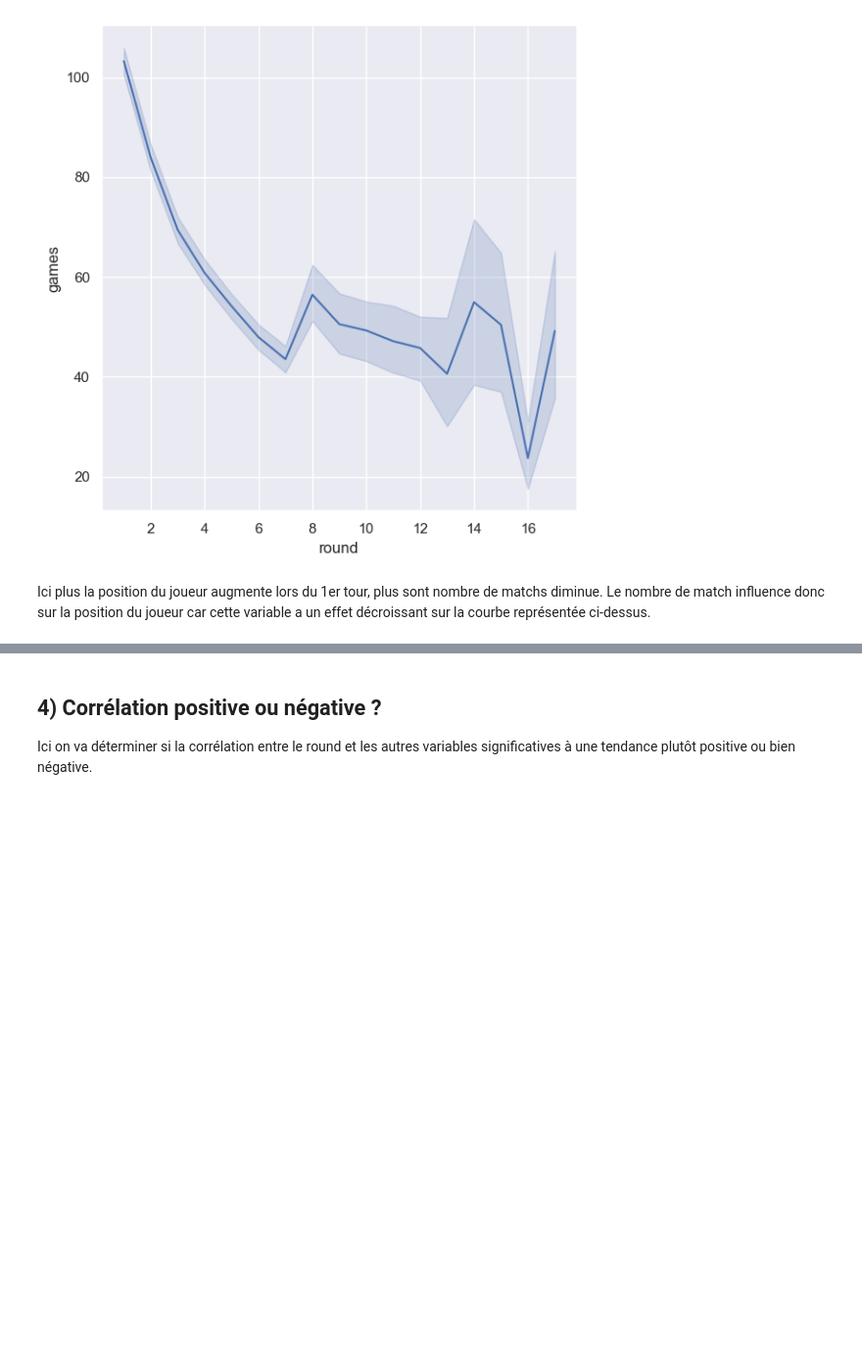
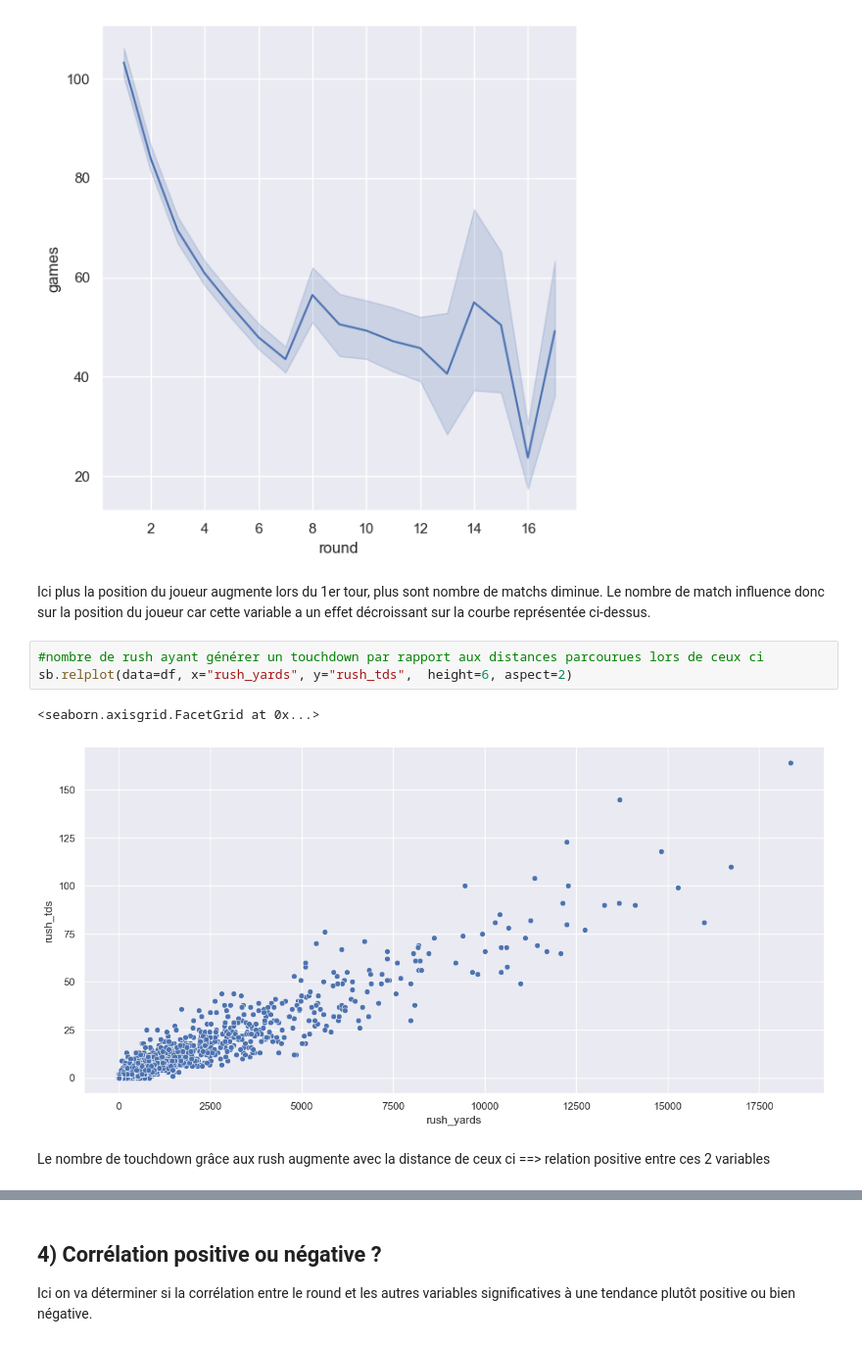
Before and after one commit to WinnMBG/ProjetAnalyseDeDonnees, a Jupyter notebook: ProjetDAWinn.ipynb, the cells around one changed output, grey strips where cells are left out. Shown at 98% size. Cells and saved outputs as stored; diff of their text form; blank space fills up the shorter version.

```diff
--- a/ProjetDAWinn.ipynb
+++ b/ProjetDAWinn.ipynb
@@ -173,3 +163,11 @@ sb.relplot(data=df, x="round", y="games", kind='line', height=6,aspect=1)
 # %% [markdown]
 Ici plus la position du joueur augmente lors du 1er tour, plus sont nombre de matchs diminue.
 Le nombre de match influence donc sur la position du joueur car cette variable a un effet décroissant sur la courbe représentée ci-dessus.
+# %%
+#nombre de rush ayant générer un touchdown par rapport aux distances parcourues lors de ceux ci
+sb.relplot(data=df, x="rush_yards", y="rush_tds",  height=6, aspect=2)
+# %% [output]
+<seaborn.axisgrid.FacetGrid at 0x...>
+[figure, added]
+# %% [markdown]
+Le nombre de touchdown grâce aux rush augmente avec la distance de ceux ci ==> relation positive entre ces 2 variables
```
Also changed, not shown: parts of 18 cells of this notebook.
